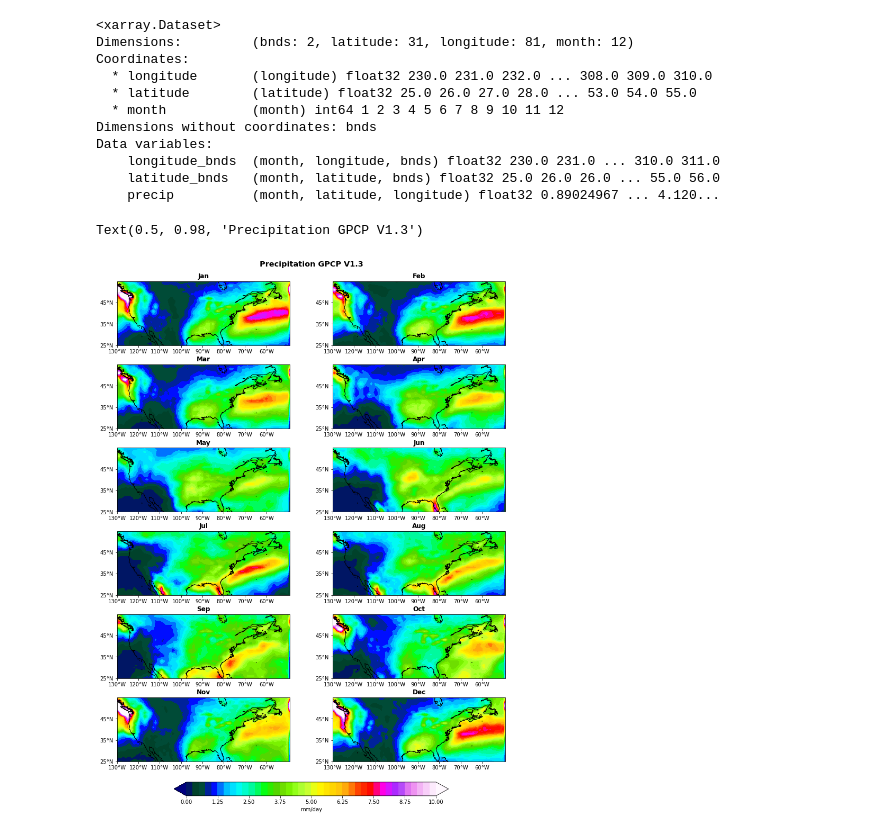
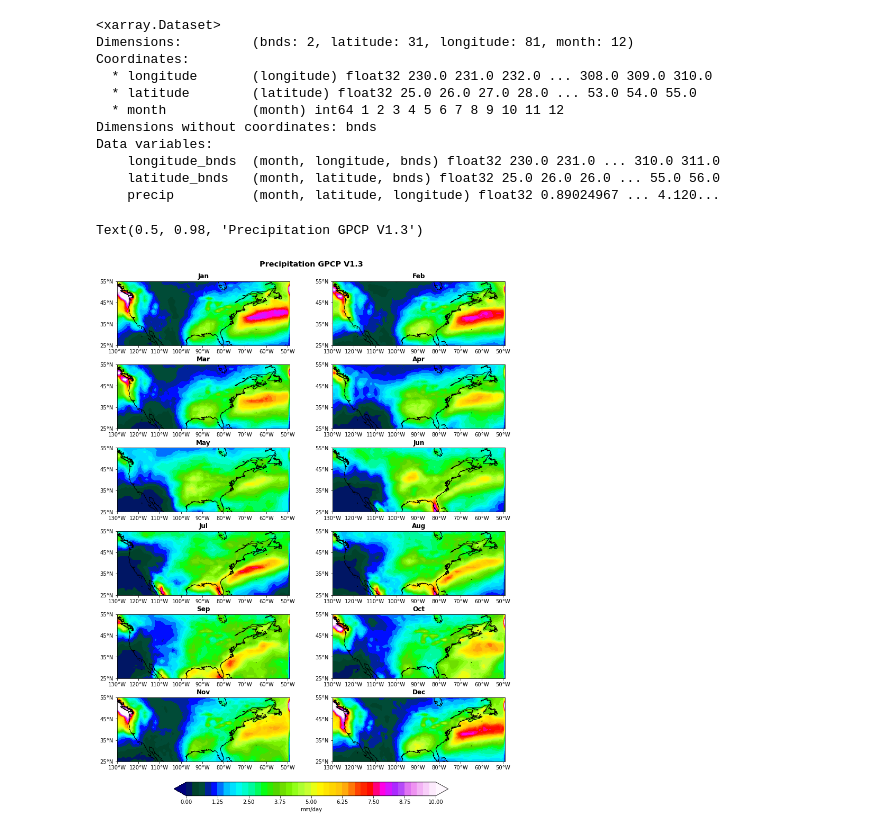
Before and after one commit to manthoszh/CLIM-680, a Jupyter notebook: HW2.multipanelplot.ipynb, the cells around one changed output. Drawn from its saved outputs; the diff is of its cells as text; code cells hidden in the pictures.

```diff
--- a/HW2.multipanelplot.ipynb
+++ b/HW2.multipanelplot.ipynb
@@ -50,30 +50,30 @@ Data variables:
 # %%
 levels = np.linspace(0,10,41)
 mons = ['Jan','Feb','Mar','Apr','May','Jun','Jul','Aug','Sep','Oct','Nov','Dec']
 fig, ax = plt.subplots(nrows=6,ncols=2,
                         subplot_kw={'projection': ccrs.PlateCarree()},
                         figsize=(12,18))
 ax=ax.flatten()
 for x in range(0,12):
     data = months['precip'].isel(month=x)
     data,lons=add_cyclic_point(data,coord=months['longitude'])
     cs=ax[x].contourf(lons,months['latitude'], data,levels=levels,transform = ccrs.PlateCarree(),
                           cmap='gist_ncar',extend='both')
     ax[x].set_title(mons[x],weight='semibold')
     ax[x].coastlines()
 
-    ax[x].set_xticks(np.arange(-130,-50,10), crs=ccrs.PlateCarree())
+    ax[x].set_xticks(np.arange(-130,-49,10), crs=ccrs.PlateCarree())
     lon_formatter = cticker.LongitudeFormatter()
     ax[x].xaxis.set_major_formatter(lon_formatter)
 
-    ax[x].set_yticks(np.arange(25,55,10), crs=ccrs.PlateCarree())
+    ax[x].set_yticks(np.arange(25,56,10), crs=ccrs.PlateCarree())
     lat_formatter = cticker.LatitudeFormatter()
     ax[x].yaxis.set_major_formatter(lat_formatter)
 
 fig.subplots_adjust(bottom=0.25, top=0.95, left=0.05, right=0.95, wspace=0.1, hspace=0.3)
 cbar_ax = fig.add_axes([0.2, 0.2, 0.6, 0.02])
 cbar=fig.colorbar(cs, cax=cbar_ax,orientation='horizontal',label='mm/day')
 plt.suptitle('Precipitation GPCP V1.3',fontsize='x-large',weight='bold')
 # %% [output]
 Text(0.5, 0.98, 'Precipitation GPCP V1.3')
-[figure, old version]
+[figure, new version]
```
